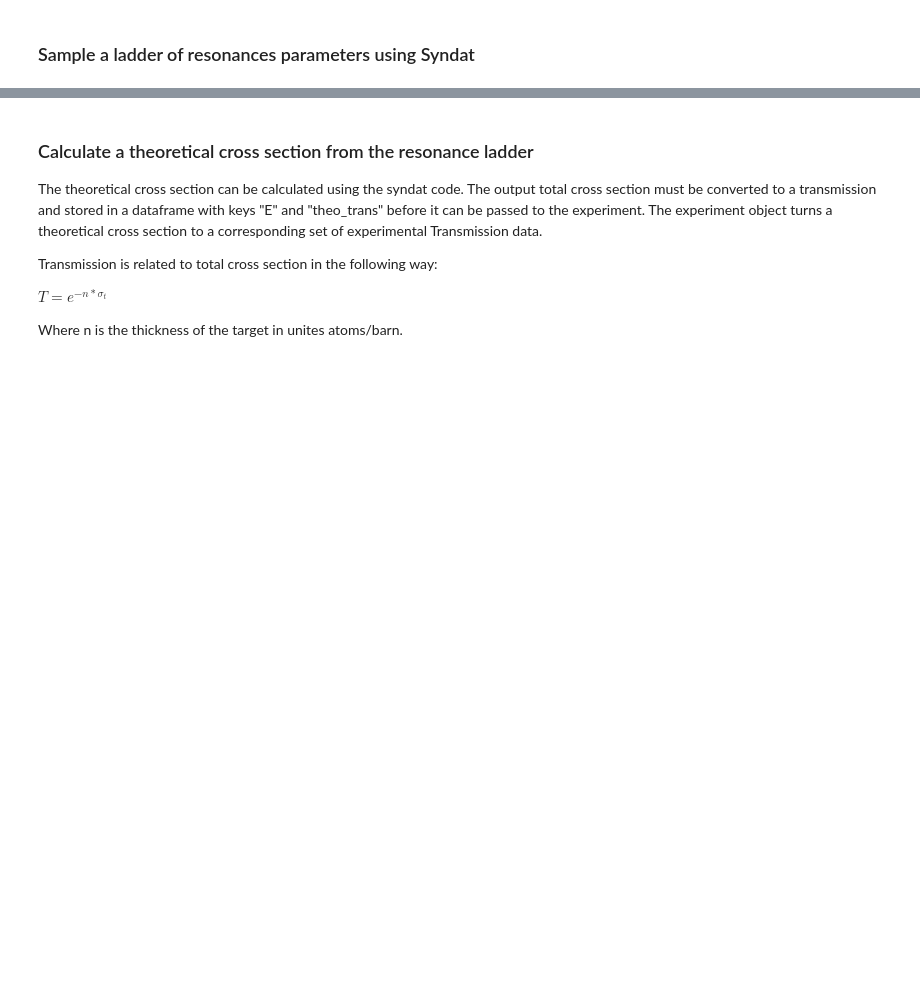
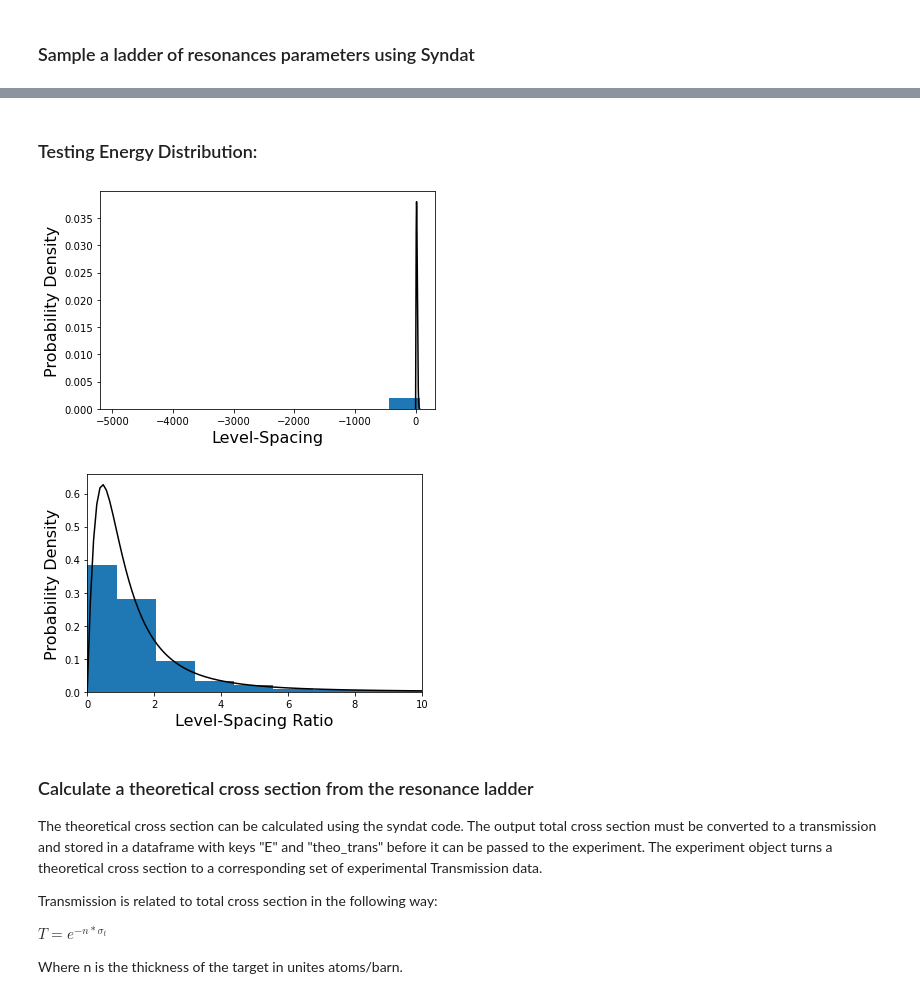
Before and after one commit to Naww137/Syndat, a Jupyter notebook: examples/GenerateData_UserExample.ipynb, the cells around one changed output, grey strips where cells are left out. Cells and saved outputs as stored; diff of their text form; code cells hidden in the pictures; blank space fills up the shorter version.

```diff
--- a/examples/GenerateData_UserExample.ipynb
+++ b/examples/GenerateData_UserExample.ipynb
@@ -105,3 +124,37 @@ resonance_ladder = Ta_pair.sample_resonance_ladder(energy_grid, spin_groups, ave
+# %% [markdown]
+### Testing Energy Distribution:
+# %%
+E = resonance_ladder['E'].to_numpy()
+# print(E)
+
+MLS = 20
+X = np.linspace(0,max(np.diff(E)),1000)
+Y = np.pi/(2*MLS**2)*X*np.exp(-np.pi/(4*MLS**2)*X**2)
+
+import matplotlib.pyplot as plt
+
+plt.figure()
+plt.hist(np.diff(E), density=True)
+plt.plot(X, Y, '-k')
+plt.xlabel('Level-Spacing', fontsize=16)
+plt.ylabel('Probability Density', fontsize=16)
+plt.show()
+
+LS = np.diff(E)
+
+LSRatio = LS[1:]/LS[:-1]
+X = np.linspace(0,np.max(LSRatio),1000)
+Y = (27/8)*(X+X**2)/(1+X+X**2)**(5/2)
+plt.figure()
+plt.hist(LSRatio, 200, density=True)
+plt.plot(X, Y, '-k')
+plt.xlim(0,10)
+plt.xlabel('Level-Spacing Ratio', fontsize=16)
+plt.ylabel('Probability Density', fontsize=16)
+plt.show()
+# %% [output]
+[figure, added]
+[figure, added]
 # %% [markdown]
 ### Calculate a theoretical cross section from the resonance ladder
 
```
Also changed, not shown: parts of 10 cells of this notebook.
